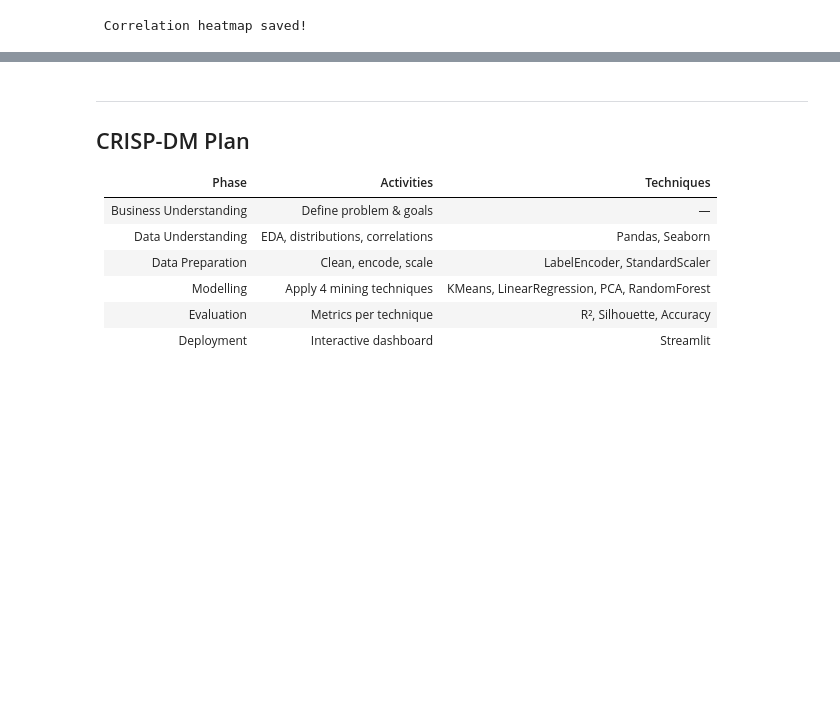
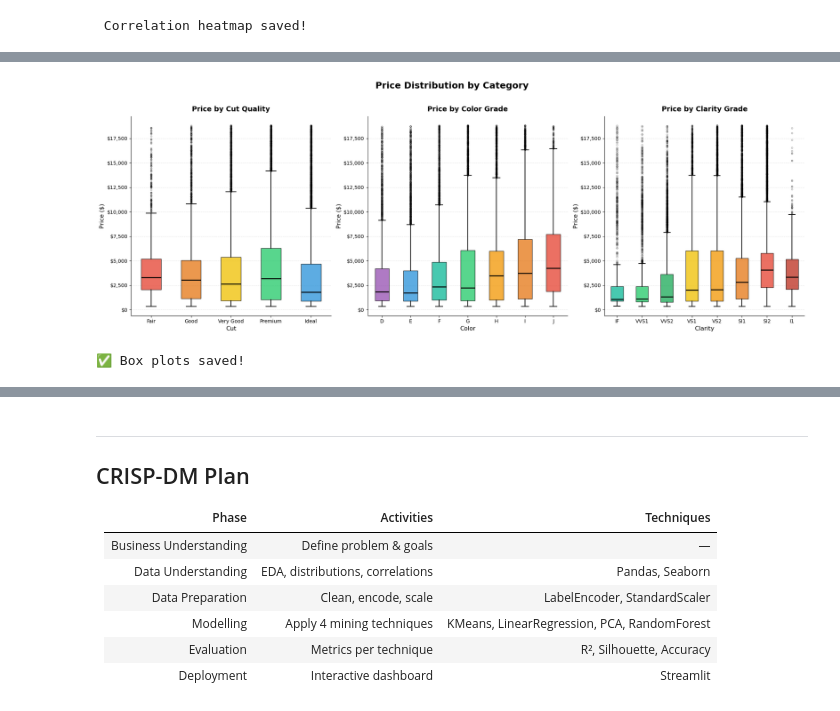
Before and after one commit to Mustafa-elsherif/dm-diamonds-analysis, a Jupyter notebook: notebooks/diamonds_analysis.ipynb, the cells around one changed output, grey strips where cells are left out. Cells and saved outputs as stored; diff of their text form; code cells hidden in the pictures; blank space fills up the shorter version.

```diff
--- a/notebooks/diamonds_analysis.ipynb
+++ b/notebooks/diamonds_analysis.ipynb
@@ -209,0 +281,59 @@ print(" Correlation heatmap saved!")
+# %%
+# ============================================================
+# BOX PLOTS - Price Distribution by Category
+# ============================================================
+
+fig, axes = plt.subplots(1, 3, figsize=(20, 7))
+fig.suptitle('Price Distribution by Category', fontsize=18, fontweight='bold', y=1.02)
+
+cut_order = ['Fair', 'Good', 'Very Good', 'Premium', 'Ideal']
+color_order = ['D', 'E', 'F', 'G', 'H', 'I', 'J']
+clarity_order = ['IF', 'VVS1', 'VVS2', 'VS1', 'VS2', 'SI1', 'SI2', 'I1']
+
+colors_cut     = ['#e74c3c','#e67e22','#f1c40f','#2ecc71','#3498db']
+colors_color   = ['#9b59b6','#3498db','#1abc9c','#2ecc71','#f39c12','#e67e22','#e74c3c']
+colors_clarity = ['#1abc9c','#2ecc71','#27ae60','#f1c40f','#f39c12','#e67e22','#e74c3c','#c0392b']
+
+# --- Plot function ---
+def styled_boxplot(ax, data_list, labels, colors, title, xlabel):
+    bp = ax.boxplot(data_list, labels=labels, patch_artist=True,
+                    medianprops=dict(color='black', linewidth=2),
+                    whiskerprops=dict(linewidth=1.5),
+                    capprops=dict(linewidth=1.5),
+                    flierprops=dict(marker='o', markersize=3, alpha=0.3))
+    for patch, color in zip(bp['boxes'], colors):
+        patch.set_facecolor(color)
+        patch.set_alpha(0.8)
+    ax.set_title(title, fontsize=14, fontweight='bold', pad=10)
+    ax.set_xlabel(xlabel, fontsize=12)
+    ax.set_ylabel('Price ($)', fontsize=12)
+    ax.yaxis.set_major_formatter(plt.FuncFormatter(lambda x, _: f'${x:,.0f}'))
+    ax.grid(axis='y', alpha=0.3, linestyle='--')
+    ax.spines['top'].set_visible(False)
+    ax.spines['right'].set_visible(False)
+
+# 1. Price by Cut
+styled_boxplot(axes[0],
+               [df[df['cut']==c]['price'].values for c in cut_order],
+               cut_order, colors_cut,
+               'Price by Cut Quality', 'Cut')
+
+# 2. Price by Color
+styled_boxplot(axes[1],
+               [df[df['color']==c]['price'].values for c in color_order],
+               color_order, colors_color,
+               'Price by Color Grade', 'Color')
+
+# 3. Price by Clarity
+styled_boxplot(axes[2],
+               [df[df['clarity']==c]['price'].values for c in clarity_order],
+               clarity_order, colors_clarity,
+               'Price by Clarity Grade', 'Clarity')
+
+plt.tight_layout()
+plt.savefig(DATA_PATH + 'boxplots.png', dpi=150, bbox_inches='tight')
+plt.show()
+print("✅ Box plots saved!")
+# %% [output]
+[figure, added]
+✅ Box plots saved!
```
Also changed, not shown: parts of 13 cells of this notebook, 6 other files.
